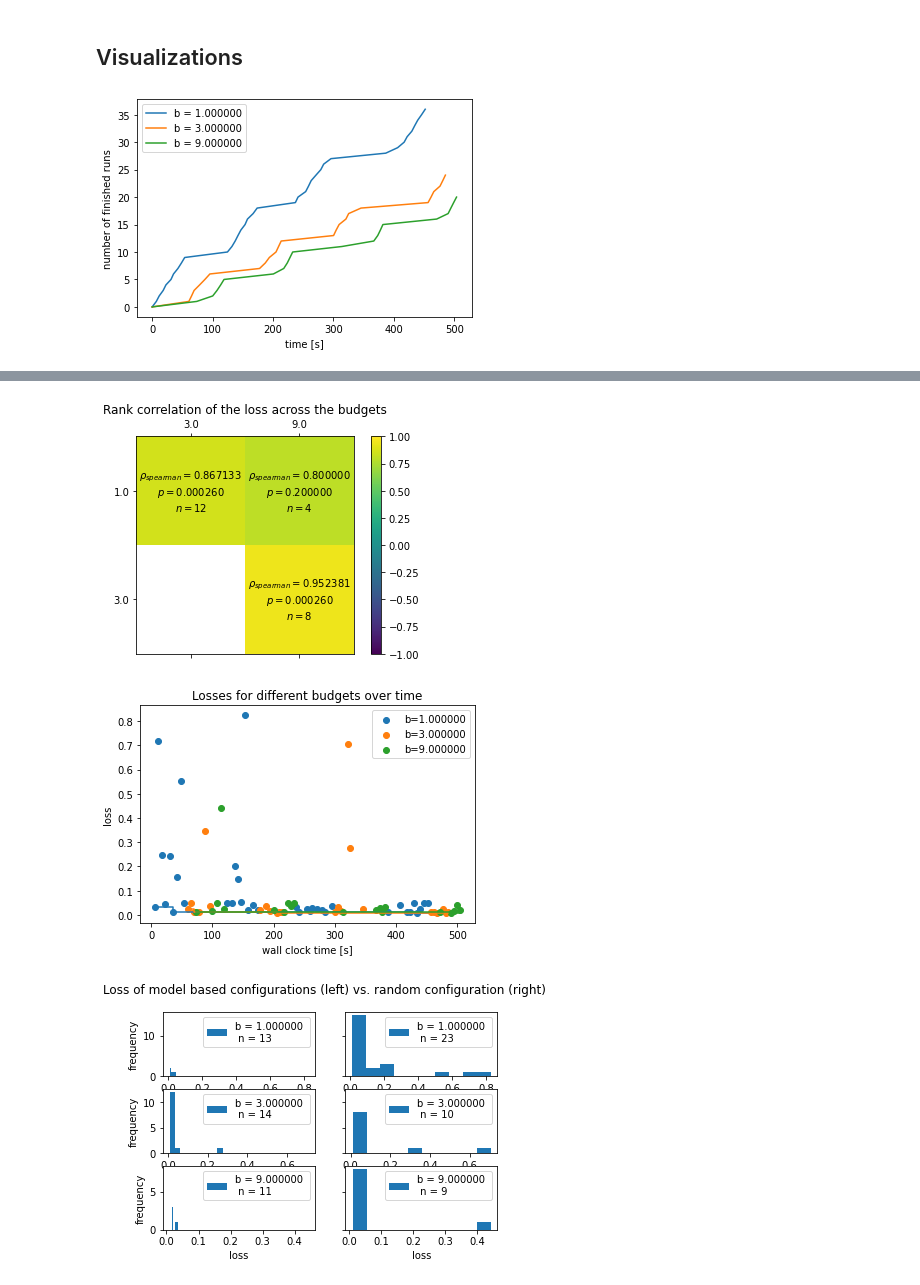
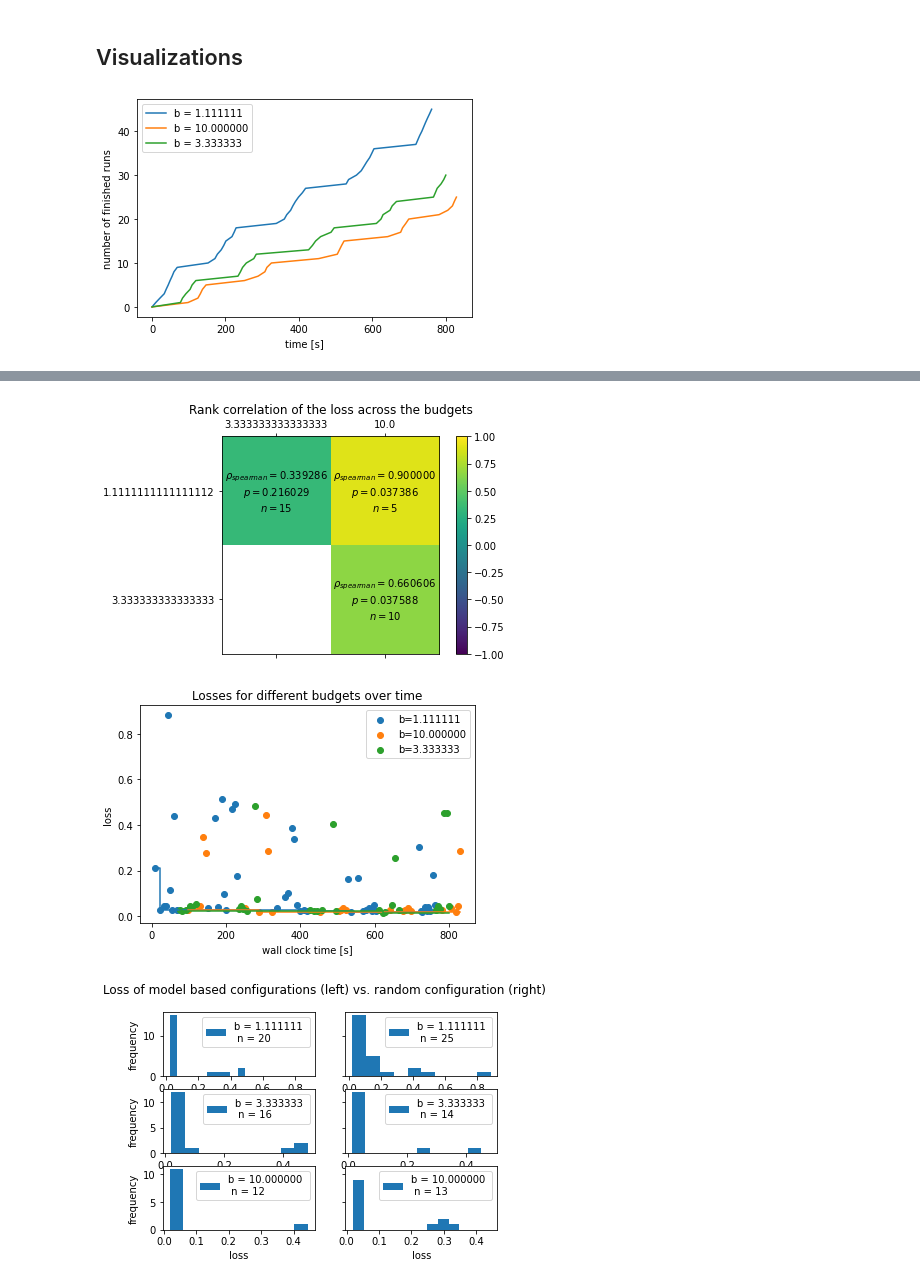
Before and after one commit to saiprasadbarke/LCBench_DL, a Jupyter notebook: notebooks/TaskB_BOHB.ipynb, the cells around one changed output, grey strips where cells are left out. Saved outputs shown, nothing was run; the diff lists cells and outputs as text; code cells hidden in the pictures.

```diff
--- a/notebooks/TaskB_BOHB.ipynb
+++ b/notebooks/TaskB_BOHB.ipynb
@@ -41,7 +41,7 @@ working_dir = os.curdir
 # minimum budget that BOHB uses
 min_budget = 1
 # largest budget BOHB will use
-max_budget = 9
+max_budget = 10
 
 worker = PyTorchWorker(run_id='0', input_size=55, output_size=1, train_tuple= train_tuple, validation_tuple= validation_tuple, test_tuple= test_tuple)
 configspace = worker.get_configspace()
@@ -77,7 +80,7 @@ result_file = os.path.join(working_dir, 'bohb_LC_result.pkl')
 nic_name = 'lo0'
 port = 0
 run_id = 'bohb_run_1'
-n_bohb_iterations = 12
+n_bohb_iterations = 15
 # %%
 try:
     try:
@@ -167,7 +174,7 @@ A total of 80 runs where executed.
 hpvis.finished_runs_over_time(all_runs, show=True)
 hpvis.correlation_across_budgets(result, show=True)
 hpvis.losses_over_time(all_runs, show=True)
-hpvis.performance_histogram_model_vs_random(all_runs, id2conf, show=True)
+hpvis.performance_histogram_model_vs_random(all_runs, id2config, show=True)
 plt.show()
 # %% [output]
-[figure, old version]
+[figure, new version]
@@ -177,3 +184,3 @@ plt.show()
-[figure, old version]
+[figure, new version]
-[figure, old version]
+[figure, new version]
-[figure, old version]
+[figure, new version]
```
Also changed, not shown: parts of 6 cells of this notebook, 5 other files.
